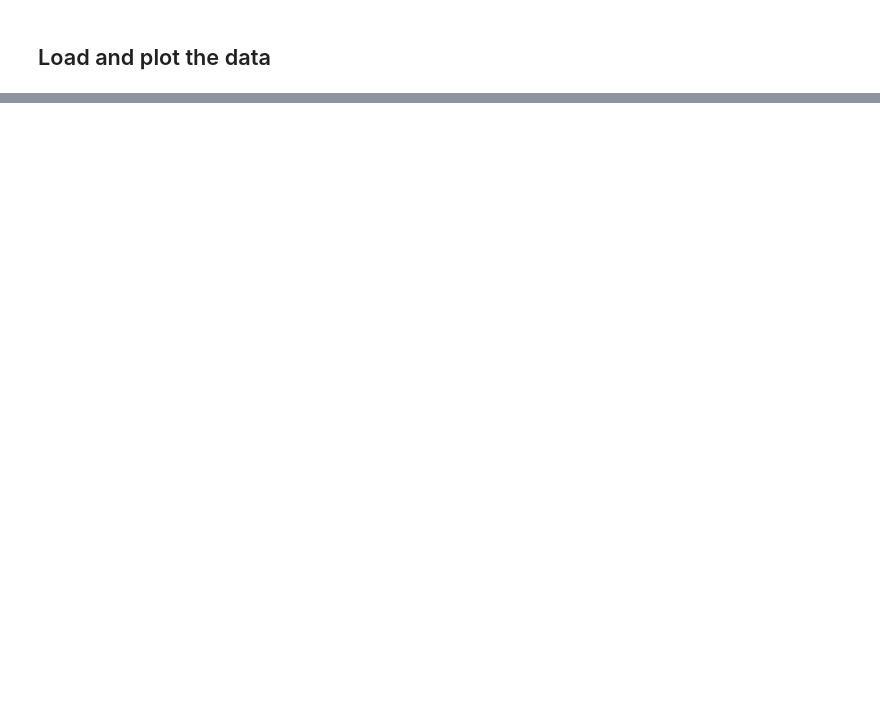
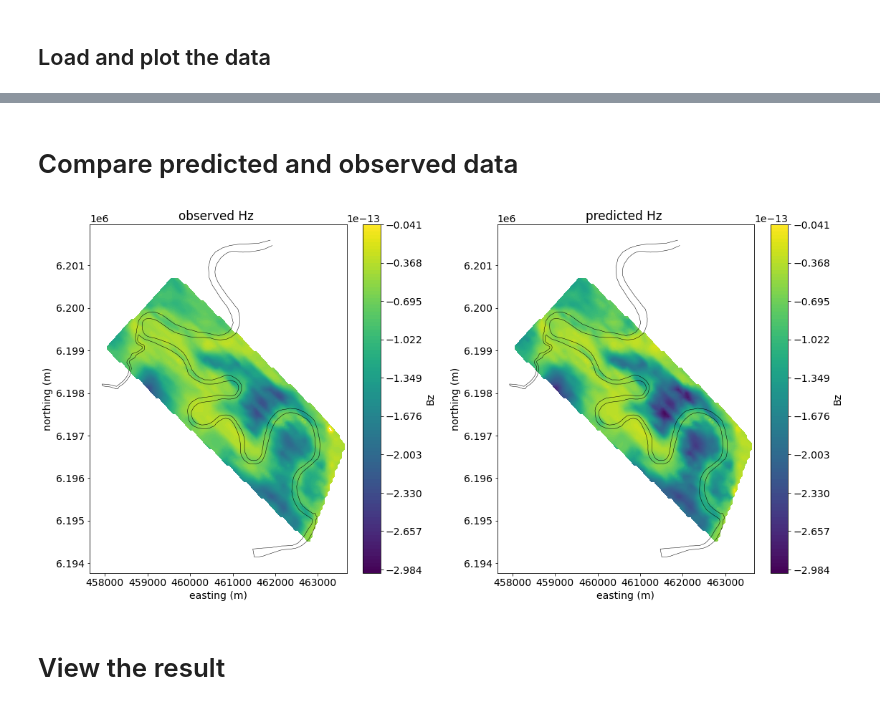
Before and after one commit to simpeg-research/bookpurnong-inversion, a Jupyter notebook: BookpurnongResolveInversion.ipynb, the cells around one changed output, grey strips where cells are left out. Saved outputs shown, nothing was run; the diff lists cells and outputs as text; code cells hidden in the pictures; blank space fills up the shorter version.

```diff
--- a/BookpurnongResolveInversion.ipynb
+++ b/BookpurnongResolveInversion.ipynb
@@ -190,7 +299,8 @@ for rxind in range(n_sounding):
 
     # perform the inversion
     src_height = height_resolve[rxind].astype(float)
-    result = resolve_1Dinversions(
+    result = dask.delayed(resolve_1Dinversions)(
+        mesh.serialize(),
         dobsi,
         src_height,
         frequencies,
@@ -199,7 +309,9 @@ for rxind in range(n_sounding):
         floor=floor,
     )
 
-    # add results to our list
     mopt.append(result[0])
     dpred.append(result[1])
     dobs.append(result[2])
+# %%
+%%time
+out = dask.compute(mopt, dpred, dobs);
@@ -206,4 +321,4 @@ for rxind in range(n_sounding):
 # %%
-mopt = np.vstack(dask.compute(mopt))
-# dpred = np.vstack(dpred)
-# dobs = np.vstack(dobs)
+mopt = np.vstack(out[0])
+dpred = np.vstack(out[1])
+dobs = np.vstack(out[2])
@@ -212 +325,35 @@ mopt
+# %% [markdown]
+# Compare predicted and observed data
+# %%
+fig, ax = plt.subplots(1, 2, figsize=(16, 8))
+
+frequency_index = 0
+
+for a, d, t in zip(ax, [dobs, dpred], ["observed", "predicted"]):
+
+    out = utils.plot2Ddata(
+        resolve["xy"][()],
+        d[:, frequency_index],
+        ncontour=100,
+        ax=a,
+        contourOpts={"cmap": "viridis", "vmin":dpred[:, frequency_index].min(), "vmax":dpred[:, frequency_index].max()},
+    )
+    vmin, vmax = out[0].get_clim()
+    cb = plt.colorbar(out[0], ax=a)
+    cb.set_label("Bz")
+
+    title = f"{t} Hz "
+    a.set_title(title)
+
+    a.plot(river_path[:, 0], river_path[:, 1], "k-", lw=0.5)
+    a.set_aspect(1)
+
+    a.set_xlabel("easting (m)")
+    a.set_ylabel("northing (m)")
+
+plt.tight_layout()
+# %% [output]
+[figure, added]
+# %% [markdown]
+# View the result
 # %%
```
Also changed, not shown: parts of 17 cells of this notebook, 1 other file.
